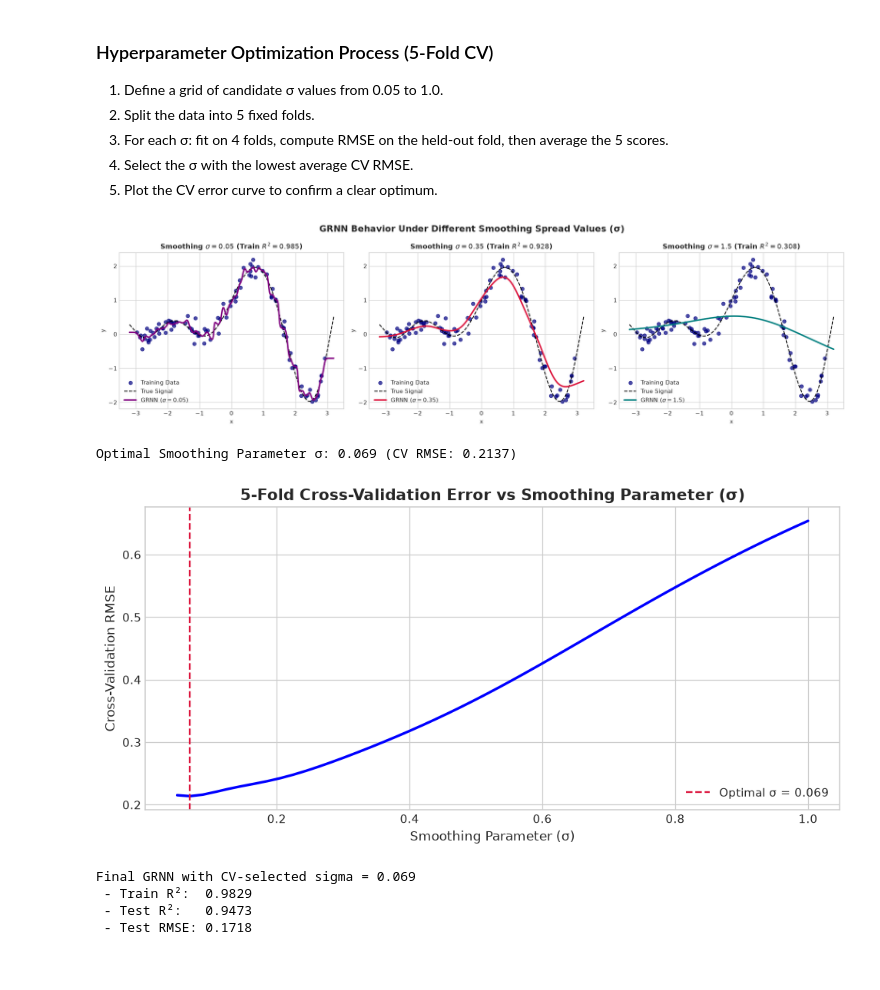
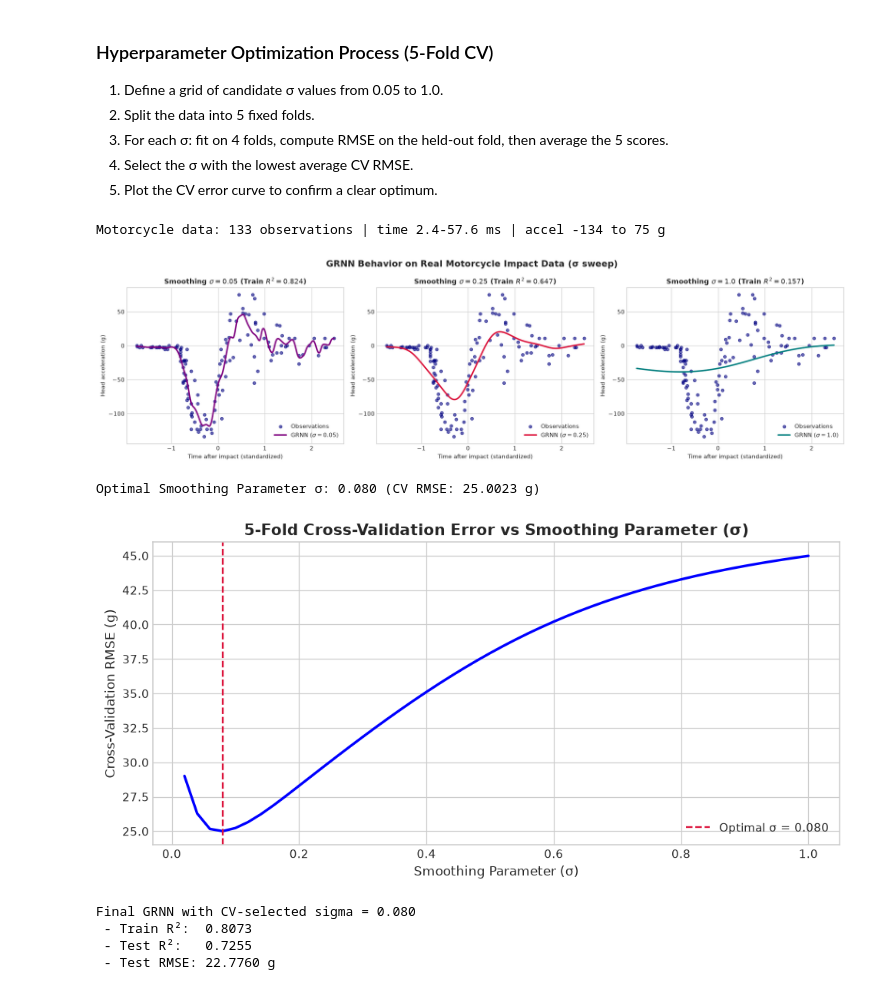
Before and after one commit to Atik203/ML-Algorithms, a Jupyter notebook: notebooks/11_generalized_regression_neural_network.ipynb, the cells around one changed output. Saved outputs shown, nothing was run; the diff lists cells and outputs as text; code cells hidden in the pictures.

```diff
--- a/notebooks/11_generalized_regression_neural_network.ipynb
+++ b/notebooks/11_generalized_regression_neural_network.ipynb
@@ -96,54 +97,53 @@ Custom vectorized GRNN class defined!
 4. Select the σ with the lowest average CV RMSE.
 5. Plot the CV error curve to confirm a clear optimum.
 # %%
-# ---- Synthetic 1D regression problem ----
-np.random.seed(42)
-X_syn = np.sort(np.random.uniform(-3, 3, 100)).reshape(-1, 1)
-# True latent function: sin(2x) + cos(0.5x^2); observed targets add Gaussian noise
-y_true_curve = lambda x: np.sin(2 * x) + np.cos(0.5 * x**2)
-y_syn = y_true_curve(X_syn).ravel() + np.random.normal(0, 0.18, 100)
+# ---- Load the real motorcycle impact data (MASS::mcycle) ----
+moto = pd.read_csv('../data/motorcycle.csv')
+X = StandardScaler().fit_transform(moto['times'].values.reshape(-1, 1))  # time after impact (scaled)
+y = moto['accel'].values                                                 # head acceleration (g)
+print(f"Motorcycle data: {len(moto)} observations | time {moto.times.min()}-{moto.times.max()} ms | accel {moto.accel.min():.0f} to {moto.accel.max():.0f} g")
 
-X_eval = np.linspace(-3.2, 3.2, 300).reshape(-1, 1)   # dense grid for plotting
+X_eval = np.linspace(X.min(), X.max(), 300).reshape(-1, 1)
 
 # Under-smoothing, near-optimal, over-smoothing
-sigmas = [0.05, 0.35, 1.50]
+sigmas = [0.05, 0.25, 1.0]
 colors = ['purple', 'crimson', 'teal']
 
 fig, axes = plt.subplots(1, 3, figsize=(18, 5))
 
 for ax, sig, col in zip(axes, sigmas, colors):
     # Fit a fresh GRNN for each sigma (training is instant)
-    grnn_demo = GRNN(sigma=sig).fit(X_syn, y_syn)
+    grnn_demo = GRNN(sigma=sig).fit(X, y)
     y_pred_demo = grnn_demo.predict(X_eval)
 
-    ax.scatter(X_syn, y_syn, color='navy', s=35, alpha=0.7, label='Training Data')
-    ax.plot(X_eval, y_true_curve(X_eval), 'k--', lw=1.5, label='True Signal')
+    ax.scatter(X, y, color='navy', s=25, alpha=0.6, label='Observations')
     ax.plot(X_eval, y_pred_demo, color=col, lw=2.5, label=rf'GRNN ($\sigma={sig}$)')
 
     # Training R² shows the bias-variance behavior for each sigma
-    r2 = r2_score(y_syn, grnn_demo.predict(X_syn))
+    r2 = r2_score(y, grnn_demo.predict(X))
     ax.set_title(rf"Smoothing $\sigma = {sig}$ (Train $R^2 = {r2:.3f}$)", fontweight='bold')
-    ax.set_xlabel("x")
-    ax.set_ylabel("y")
-    ax.legend(loc='lower left')
+    ax.set_xlabel("Time after impact (standardized)")
+    ax.set_ylabel("Head acceleration (g)")
+    ax.legend(loc='lower right')
 
-plt.suptitle("GRNN Behavior Under Different Smoothing Spread Values (σ)", fontsize=15, fontweight='bold')
+plt.suptitle("GRNN Behavior on Real Motorcycle Impact Data (σ sweep)", fontsize=15, fontweight='bold')
 plt.tight_layout()
 plt.show()
 # %% [output]
+Motorcycle data: 133 observations | time 2.4-57.6 ms | accel -134 to 75 g
-[figure, old version]
+[figure, new version]
 # %%
 # ---- 5-fold CV grid search for the optimal smoothing sigma ----
-sigma_candidates = np.linspace(0.05, 1.0, 50)
+sigma_candidates = np.linspace(0.02, 1.0, 50)
 cv_scores = []
 kf = KFold(n_splits=5, shuffle=True, random_state=42)   # fixed folds for a fair comparison
 
 for sig in sigma_candidates:
     fold_rmses = []
-    for train_idx, val_idx in kf.split(X_syn):
-        # Split the 1D data into this fold's train/validation parts
-        X_tr, y_tr = X_syn[train_idx], y_syn[train_idx]
-        X_va, y_va = X_syn[val_idx], y_syn[val_idx]
+    for train_idx, val_idx in kf.split(X):
+        # Split the data into this fold's train/validation parts
+        X_tr, y_tr = X[train_idx], y[train_idx]
+        X_va, y_va = X[val_idx], y[val_idx]
 
         # Fit GRNN on the training fold and score on the validation fold
         model = GRNN(sigma=sig).fit(X_tr, y_tr)
@@ -154,7 +154,7 @@ for sig in sigma_candidates:
 
 best_idx = np.argmin(cv_scores)
 best_sigma = sigma_candidates[best_idx]
-print(f"Optimal Smoothing Parameter σ: {best_sigma:.3f} (CV RMSE: {cv_scores[best_idx]:.4f})")
+print(f"Optimal Smoothing Parameter σ: {best_sigma:.3f} (CV RMSE: {cv_scores[best_idx]:.4f} g)")
 
 # ---- Plot the CV error curve and mark the optimum ----
 plt.figure(figsize=(9, 4.5))
@@ -162,25 +162,25 @@ plt.plot(sigma_candidates, cv_scores, 'b-', lw=2.2)
 plt.axvline(x=best_sigma, color='crimson', linestyle='--', label=f'Optimal σ = {best_sigma:.3f}')
 plt.title("5-Fold Cross-Validation Error vs Smoothing Parameter (σ)", fontsize=13, fontweight='bold')
 plt.xlabel("Smoothing Parameter (σ)", fontsize=11)
-plt.ylabel("Cross-Validation RMSE", fontsize=11)
+plt.ylabel("Cross-Validation RMSE (g)", fontsize=11)
 plt.legend()
 plt.tight_layout()
 plt.show()
 # %% [output]
-Optimal Smoothing Parameter σ: 0.069 (CV RMSE: 0.2137)
+Optimal Smoothing Parameter σ: 0.080 (CV RMSE: 25.0023 g)
-[figure, old version]
+[figure, new version]
 # %%
 # ---- Final model: refit with the CV-selected sigma and evaluate on a held-out split ----
-X_tr, X_te, y_tr, y_te = train_test_split(X_syn, y_syn, test_size=0.25, random_state=42)
+X_tr, X_te, y_tr, y_te = train_test_split(X, y, test_size=0.25, random_state=42)
 final_model = GRNN(sigma=best_sigma).fit(X_tr, y_tr)
 y_hat = final_model.predict(X_te)
 
 print(f"Final GRNN with CV-selected sigma = {best_sigma:.3f}")
 print(f" - Train R²:  {r2_score(y_tr, final_model.predict(X_tr)):.4f}")
 print(f" - Test R²:   {r2_score(y_te, y_hat):.4f}")
-print(f" - Test RMSE: {root_mean_squared_error(y_te, y_hat):.4f}")
+print(f" - Test RMSE: {root_mean_squared_error(y_te, y_hat):.4f} g")
 # %% [output]
-Final GRNN with CV-selected sigma = 0.069
- - Train R²:  0.9829
- - Test R²:   0.9473
- - Test RMSE: 0.1718
+Final GRNN with CV-selected sigma = 0.080
+ - Train R²:  0.8073
+ - Test R²:   0.7255
+ - Test RMSE: 22.7760 g
```
Also changed, not shown: parts of 2 cells of this notebook, 22 other files.
